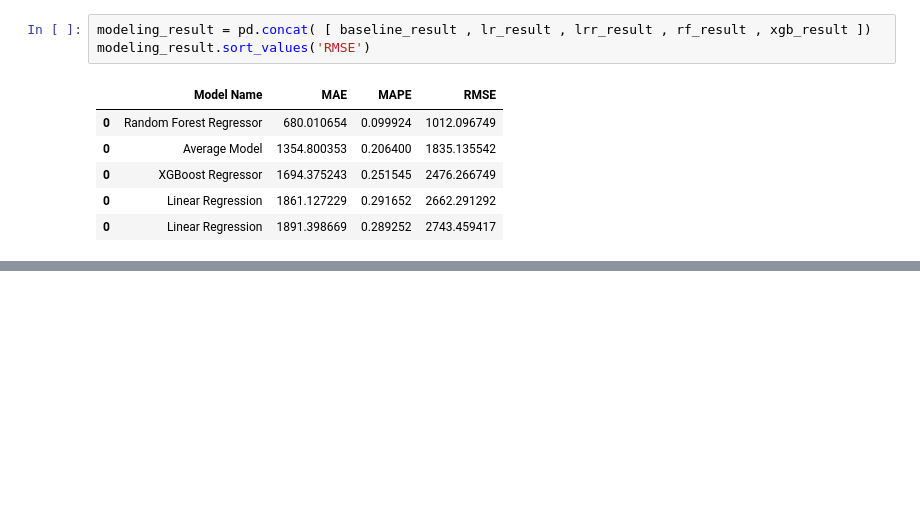
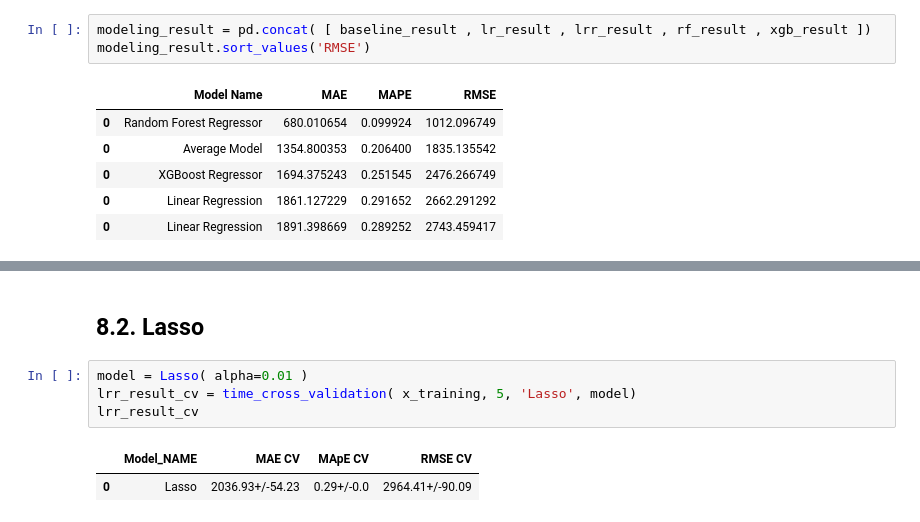
Before and after one commit to thiago-vale/ds-em-producao, a Jupyter notebook: notebooks/store-sales-ŕedictions.ipynb, the cells around one changed output, grey strips where cells are left out. Cells and saved outputs as stored; diff of their text form; blank space fills up the shorter version.

```diff
--- a/notebooks/store-sales-ŕedictions.ipynb
+++ b/notebooks/store-sales-ŕedictions.ipynb
@@ -1222,0 +1281,9 @@ modeling_result.sort_values('RMSE')
+# %% [markdown]
+## 8.2. Lasso
+# %%
+model = Lasso( alpha=0.01 )
+lrr_result_cv = time_cross_validation( x_training, 5, 'Lasso', model)
+lrr_result_cv
+# %% [output]
+|  | Model_NAME | MAE CV | MApE CV | RMSE CV |
+| 0 | Lasso | 2036.93+/-54.23 | 0.29+/-0.0 | 2964.41+/-90.09 |
```
Also changed, not shown: parts of 29 cells of this notebook.
